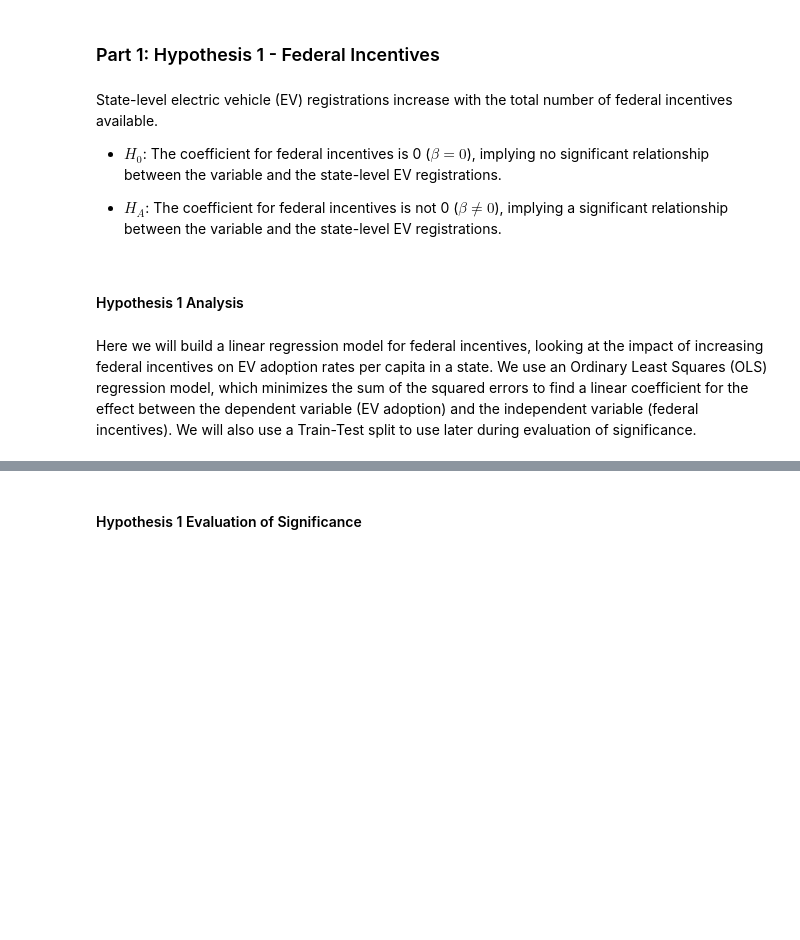
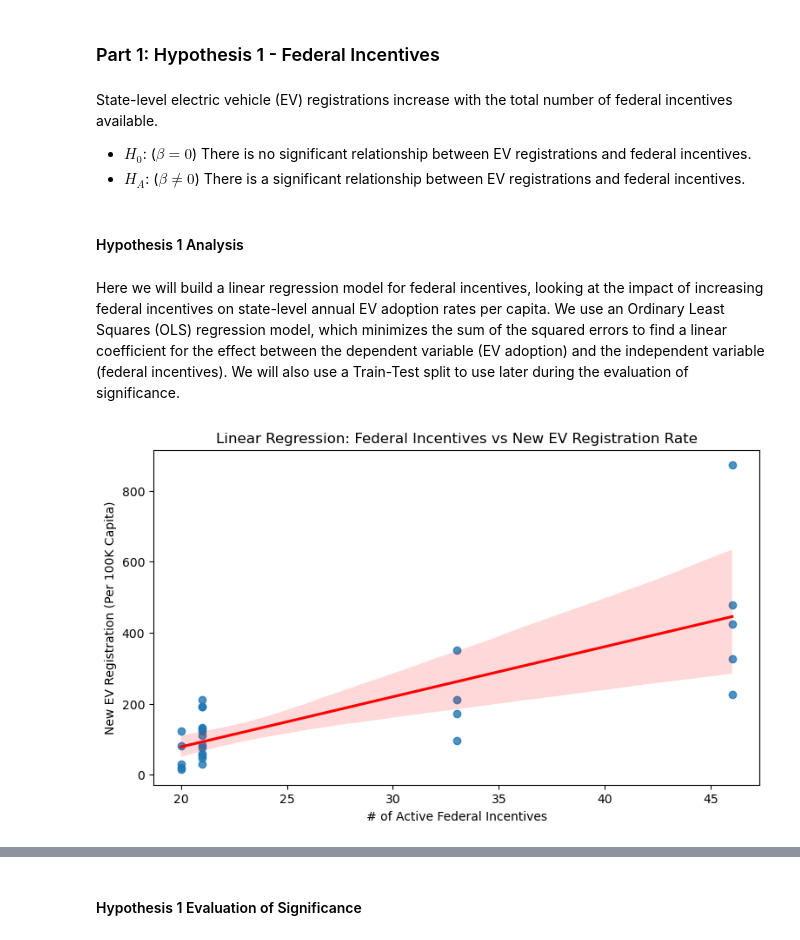
Before and after one commit to kyle-du/ev-research-proj, a Jupyter notebook: INFO2950_Phase 5_Deliverable.ipynb, the cells around one changed output, grey strips where cells are left out. Saved outputs shown, nothing was run; the diff lists cells and outputs as text; code cells hidden in the pictures; blank space fills up the shorter version.

```diff
--- a/INFO2950_Phase 5_Deliverable.ipynb
+++ b/INFO2950_Phase 5_Deliverable.ipynb
@@ -312,34 +317,50 @@ display(data.head(n=10))
 # %% [markdown]
 State-level electric vehicle (EV) registrations increase with the total number of federal incentives available.
 
-- $H_{0}$: The coefficient for federal incentives is 0 ($\beta = 0$), implying no significant relationship
-between the variable and the state-level EV registrations.
-
-- $H_{A}$: The coefficient for federal incentives is not 0 ($\beta ≠ 0$), implying a significant relationship
-between the variable and the state-level EV registrations.
+- $H_{0}$: ($\beta = 0$) There is no significant relationship between EV registrations and federal incentives.
+- $H_{A}$: ($\beta ≠ 0$) There is a significant relationship between EV registrations and federal incentives.
 # %% [markdown]
 #### <a name="data-analysis1analysis"></a>Hypothesis 1 Analysis
 # %% [markdown]
-Here we will build a linear regression model for federal incentives, looking at the impact of increasing federal incentives on EV adoption rates per capita in a state. We use an Ordinary Least Squares (OLS) regression model, which minimizes the sum of the squared errors to find a linear coefficient for the effect between the dependent variable (EV adoption) and the independent variable (federal incentives). We will also use a Train-Test split to use later during evaluation of significance.
+Here we will build a linear regression model for federal incentives, looking at the impact of increasing federal incentives on state-level annual EV adoption rates per capita. We use an Ordinary Least Squares (OLS) regression model, which minimizes the sum of the squared errors to find a linear coefficient for the effect between the dependent variable (EV adoption) and the independent variable (federal incentives). We will also use a Train-Test split to use later during the evaluation of significance.
 # %%
 # Train, Test split
 train, test = train_test_split(
     data,
     test_size=0.1,
     random_state=2950
 )
 
 # Train data
 X_train_ps1 = train[['incentives']]
 X_train_ps1 = sm.add_constant(X_train_ps1)
 y_train_ps1 = train['new_reg_per_capita']
 
+# Test data
+X_test_ps1 = test[['incentives']]
+X_test_ps1 = sm.add_constant(X_test_ps1)
+y_test_ps1 = test['new_reg_per_capita']
+
 # Fit model
 model_ps1 = sm.OLS(y_train_ps1, X_train_ps1)
 results = model_ps1.fit()
 
+#Estimate of regression plot line using regplot
+plt.figure(figsize=(9, 5))
+sns.regplot(
+    x = train['incentives'],
+    y = train['new_reg_per_capita'],
+    line_kws={"color": "red"}
+)
+
+plt.title("Linear Regression: Federal Incentives vs New EV Registration Rate")
+plt.xlabel("# of Active Federal Incentives")
+plt.ylabel("New EV Registration (Per 100K Capita)")
+plt.show()
+
 print(results.summary())
 # %% [output]
+[figure, added]
                             OLS Regression Results
 ==============================================================================
 Dep. Variable:     new_reg_per_capita   R-squared:                       0.602
```
Also changed, not shown: parts of 47 cells of this notebook.
